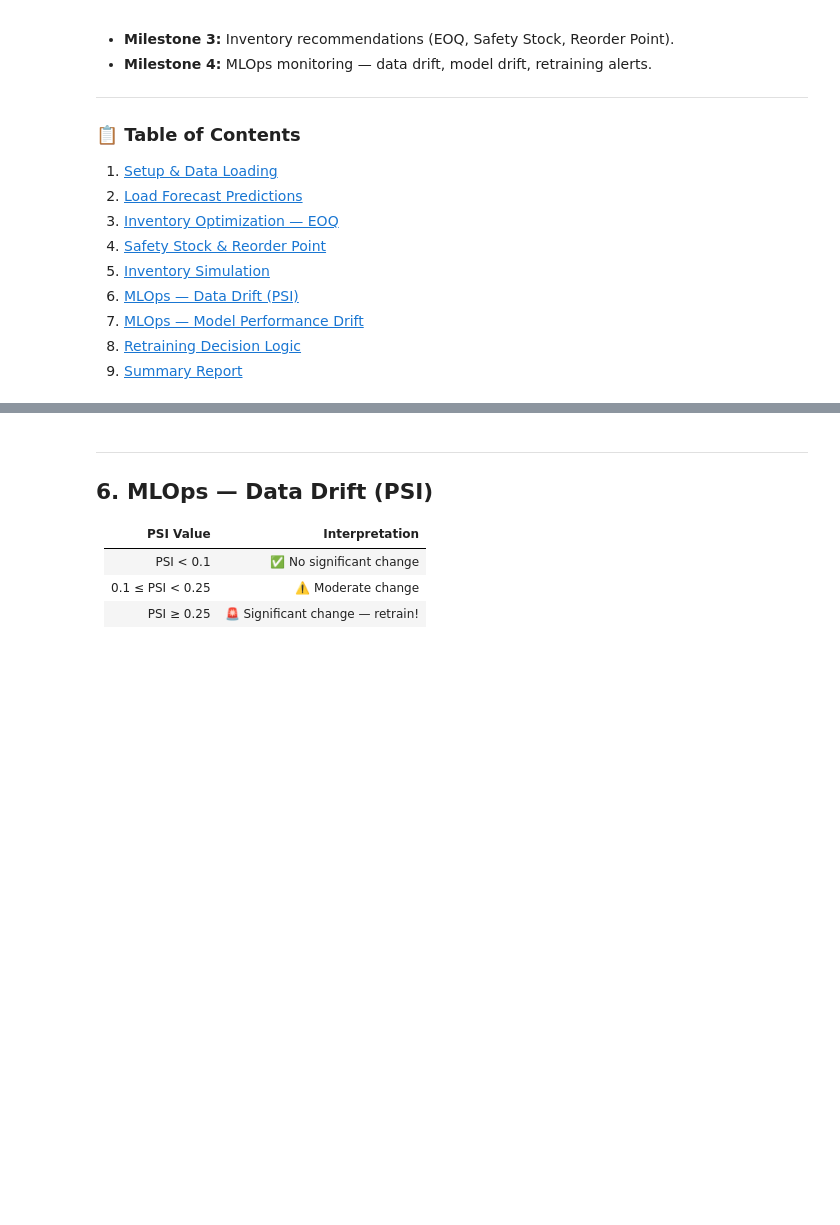
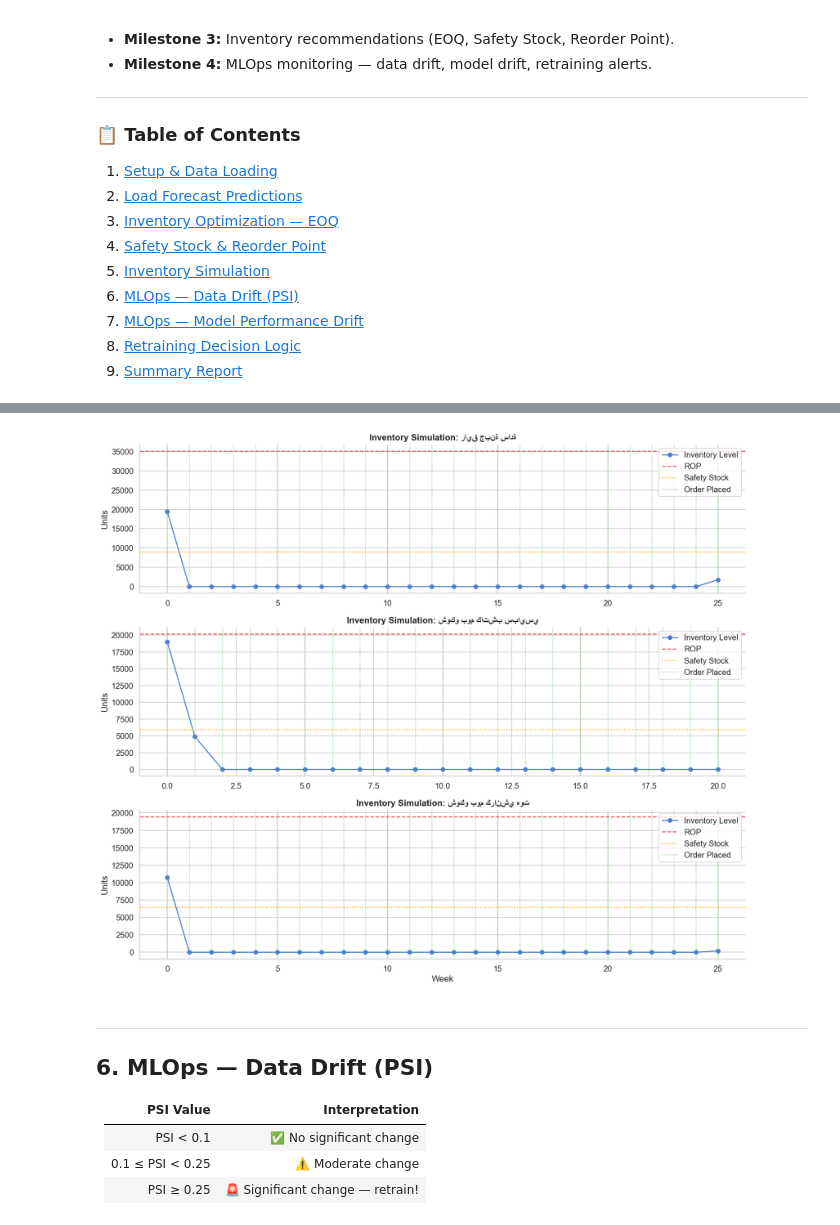
Before and after one commit to Moka-4444/Project-6-Demand-Forecasting-Inventory-Optimization-Engine-, a Jupyter notebook: notebooks/03_inventory_optimization_mlops.ipynb, the cells around one changed output, grey strips where cells are left out. Cells and saved outputs as stored; diff of their text form; code cells hidden in the pictures; blank space fills up the shorter version.

```diff
--- a/notebooks/03_inventory_optimization_mlops.ipynb
+++ b/notebooks/03_inventory_optimization_mlops.ipynb
@@ -49,0 +219,15 @@ $$\text{Reorder Point} = \bar{d} \times L + \text{Safety Stock}$$
+# %%
+# ══════════════════════════════════════════════════════════════════════════════
+# 4.2 Reorder Point Alerts (Simulated)
+# ══════════════════════════════════════════════════════════════════════════════
+# Simulate current inventory as a random fraction of EOQ + Safety Stock
+np.random.seed(42)
+df_inv['Current_Inventory'] = (np.random.rand(len(df_inv)) * df_inv['EOQ'] + df_inv['safety_stock_ml']).round()
+
+df_inv['Needs_Reorder'] = df_inv['Current_Inventory'] <= df_inv['rop_ml']
+
+alerts = df_inv[df_inv['Needs_Reorder']][['ItemName', 'Current_Inventory', 'rop_ml', 'EOQ']].sort_values('Current_Inventory')
+print(f"⚠️ Alert: {len(alerts)} items need immediate reordering!")
+print("-" * 50)
+if len(alerts) > 0:
+    print(alerts.head(10).to_string(index=False))
@@ -50,6 +252,62 @@ $$\text{Reorder Point} = \bar{d} \times L + \text{Safety Stock}$$
+# %%
+# ══════════════════════════════════════════════════════════════════════════════
+# 5.1 Run Simulation
+# ══════════════════════════════════════════════════════════════════════════════
+# Select top 3 SKUs for simulation
+sim_skus = df_inv.nlargest(3, 'forecast_mean')['ItemID'].tolist()
+
+fig, axes = plt.subplots(3, 1, figsize=(14, 12))
+weeks = 26
+
+for idx, sku in enumerate(sim_skus):
+    sku_data = df_inv[df_inv['ItemID'] == sku].iloc[0]
+    hist_data = df_raw[df_raw['ItemID'] == sku].sort_values('Week').reset_index(drop=True)
+
+    # We use actual historical demand for the simulation to see how the policy would have performed
+    demands = hist_data['Qty'].values[-weeks:] if len(hist_data) >= weeks else hist_data['Qty'].values
+    sim_w = len(demands)
+
+    inv_levels = []
+    inv = sku_data['rop_ml'] + sku_data['EOQ'] # starting inventory
+    eoq = sku_data['EOQ']
+    rop = sku_data['rop_ml']
+
+    orders = []
+    stockouts = 0
+
+    for w in range(sim_w):
+        inv -= demands[w] # fulfill demand
+        if inv < 0:
+            stockouts += 1
+            inv = 0 # lost sales assumption
+
+        inv_levels.append(inv)
+
+        # Check reorder at end of week
+        if inv <= rop:
+            inv += eoq # assume 1 week lead time, order arrives start of next week
+            orders.append(w)
+
+    ax = axes[idx]
+    ax.plot(range(sim_w), inv_levels, 'b-', marker='o', label='Inventory Level')
+    ax.axhline(rop, color='r', linestyle='--', label='ROP')
+    ax.axhline(sku_data['safety_stock_ml'], color='orange', linestyle=':', label='Safety Stock')
+
+    for o in orders:
+        ax.axvline(o, color='g', alpha=0.3, label='Order Placed' if o == orders[0] else "")
+
+    ax.set_title(f"Inventory Simulation: {sku_data['ItemName']}", fontweight='bold')
+    ax.set_ylabel('Units')
+    if idx == 2: ax.set_xlabel('Week')
+    ax.legend(loc='upper right')
+
+plt.tight_layout()
+plt.show()
+# %% [output]
+[figure, added]
 # %% [markdown]
 ---
-## 6. MLOps — Data Drift (PSI)
+## 6. MLOps — Data Drift (PSI) <a id='6.-MLOps-Data-Drift'></a>
 
 | PSI Value | Interpretation |
 |---|---|
```
Also changed, not shown: parts of 21 cells of this notebook, 14 other files.
